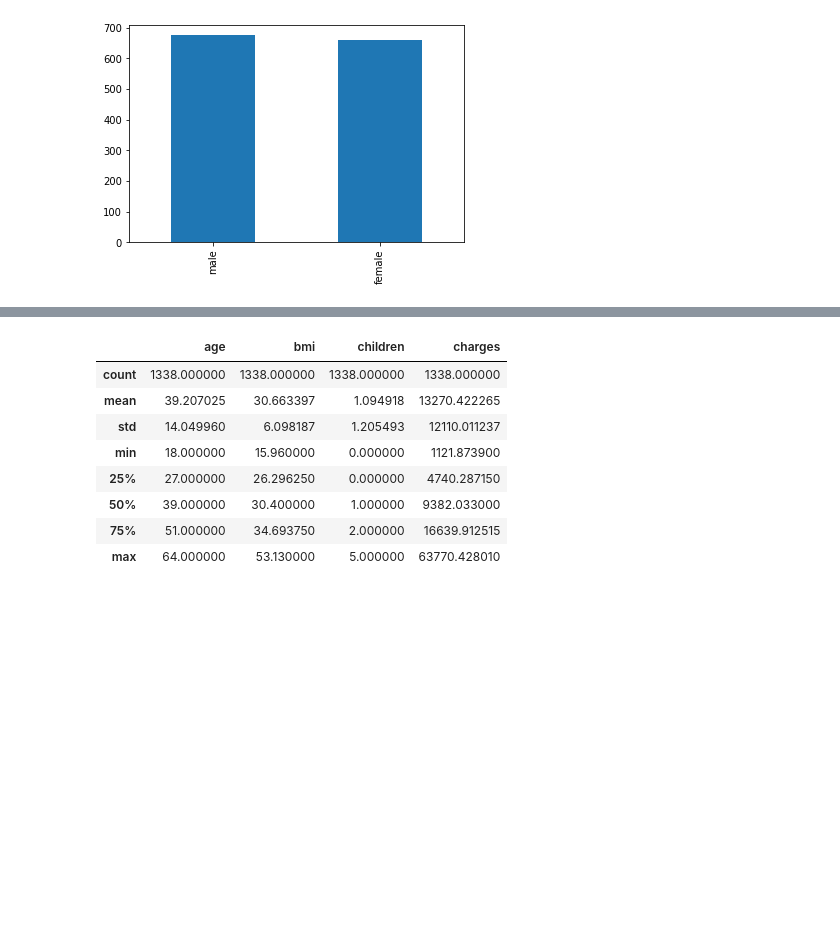
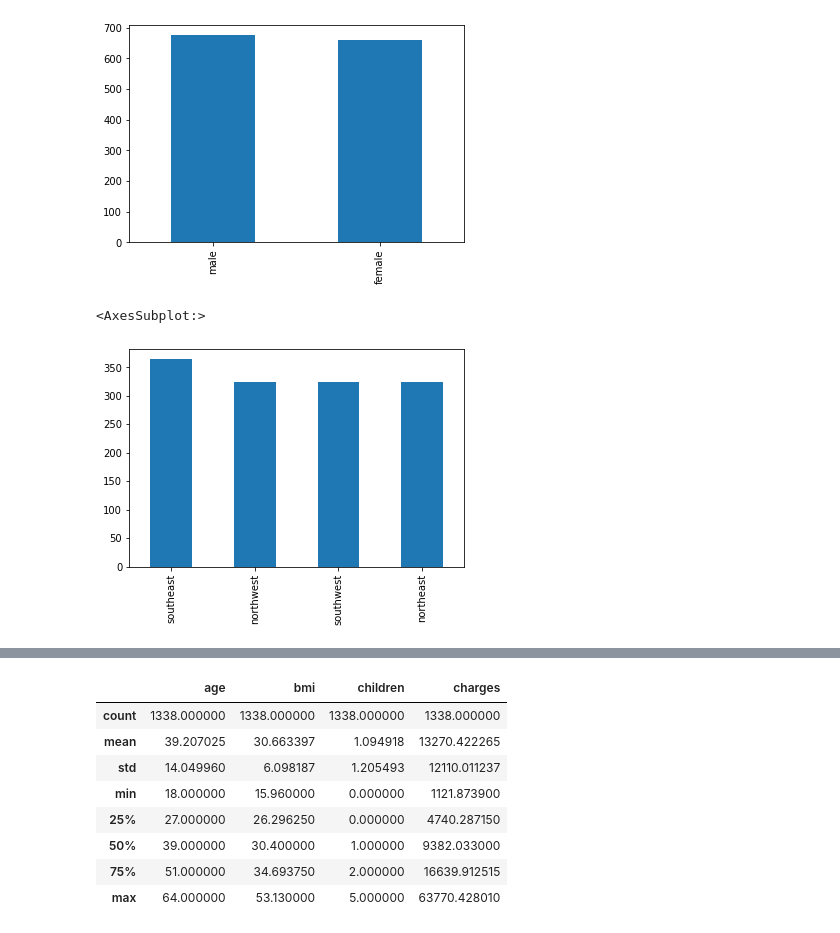
Before and after one commit to LiangZhaoCUNY/Modeling, a Jupyter notebook: Session07_OtherPredictionMethods.ipynb, the cells around one changed output, grey strips where cells are left out. Drawn from its saved outputs; the diff is of its cells as text; code cells hidden in the pictures; blank space fills up the shorter version.

```diff
--- a/Session07_OtherPredictionMethods.ipynb
+++ b/Session07_OtherPredictionMethods.ipynb
@@ -68,5 +68,10 @@ insurance['sex'].value_counts().plot.bar()
 # %% [output]
 <AxesSubplot:>
 [figure]
+# %%
+insurance['region'].value_counts().plot.bar()
+# %% [output]
+<AxesSubplot:>
+[figure, added]
 # %%
 # Visualize the distribution of `smoker` and `region`.
```
Also changed, not shown: parts of 26 cells of this notebook, 1 other file.
